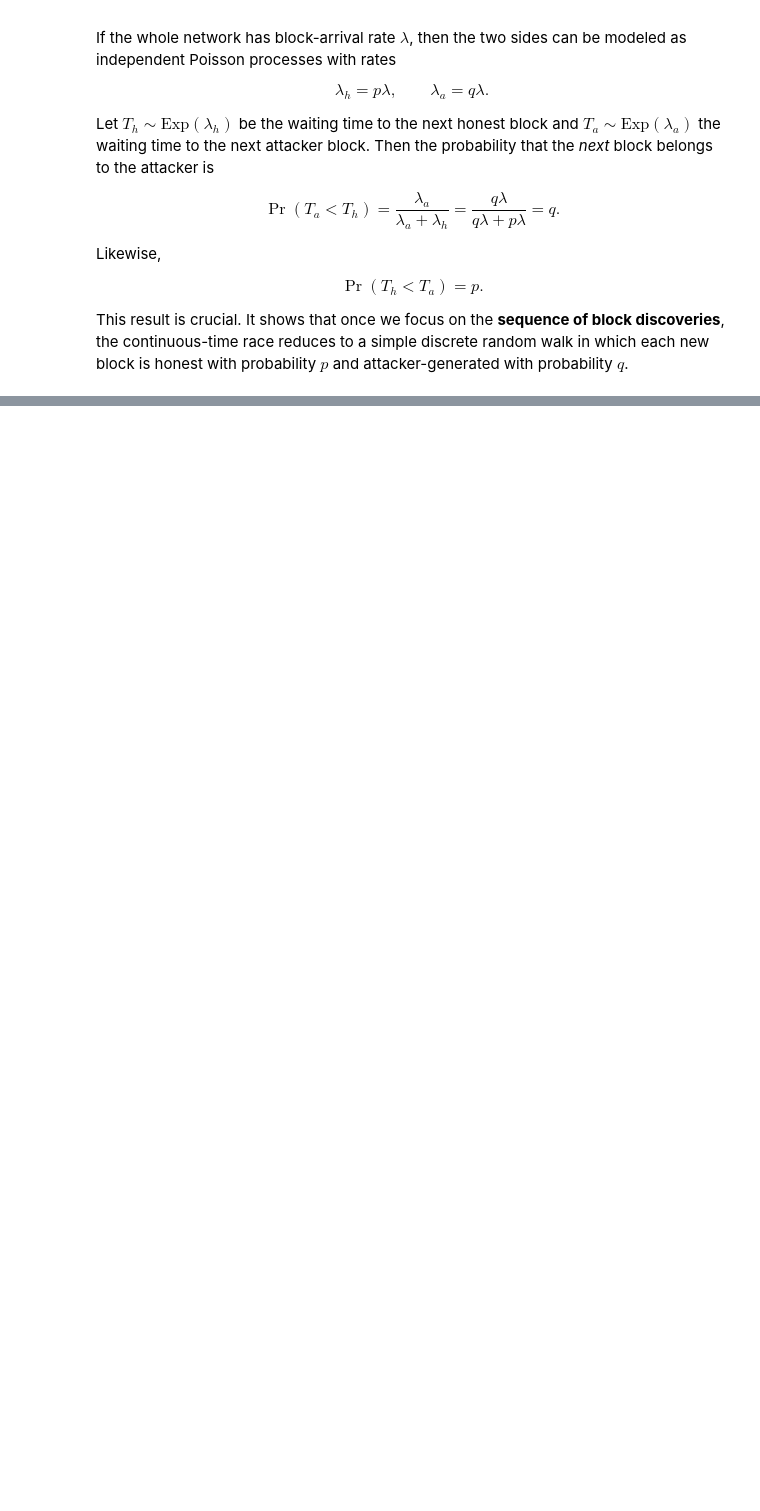
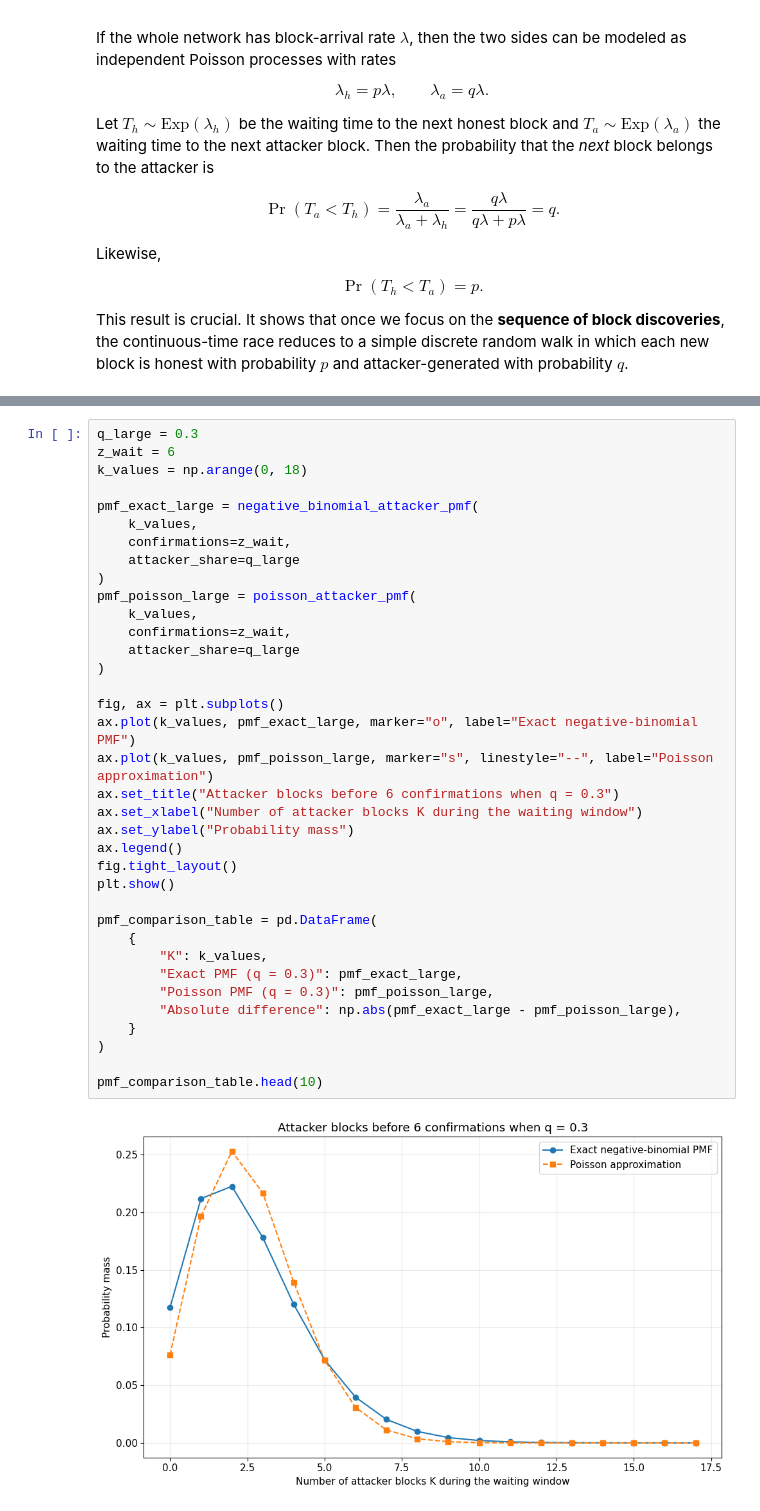
Before and after one commit to M1Draginov/bitcoin-confirmation-risk-analysis, a Jupyter notebook: bitcoin_pow_security_analysis.ipynb, the cells around one changed output, grey strips where cells are left out. Drawn from its saved outputs; the diff is of its cells as text; blank space fills up the shorter version.

```diff
--- a/bitcoin_pow_security_analysis.ipynb
+++ b/bitcoin_pow_security_analysis.ipynb
@@ -228,0 +480,38 @@ This result is crucial. It shows that once we focus on the **sequence of block d
+# %%
+q_large = 0.3
+z_wait = 6
+k_values = np.arange(0, 18)
+
+pmf_exact_large = negative_binomial_attacker_pmf(
+    k_values,
+    confirmations=z_wait,
+    attacker_share=q_large
+)
+pmf_poisson_large = poisson_attacker_pmf(
+    k_values,
+    confirmations=z_wait,
+    attacker_share=q_large
+)
+
+fig, ax = plt.subplots()
+ax.plot(k_values, pmf_exact_large, marker="o", label="Exact negative-binomial PMF")
+ax.plot(k_values, pmf_poisson_large, marker="s", linestyle="--", label="Poisson approximation")
+ax.set_title("Attacker blocks before 6 confirmations when q = 0.3")
+ax.set_xlabel("Number of attacker blocks K during the waiting window")
+ax.set_ylabel("Probability mass")
+ax.legend()
+fig.tight_layout()
+plt.show()
+
+pmf_comparison_table = pd.DataFrame(
+    {
+        "K": k_values,
+        "Exact PMF (q = 0.3)": pmf_exact_large,
+        "Poisson PMF (q = 0.3)": pmf_poisson_large,
+        "Absolute difference": np.abs(pmf_exact_large - pmf_poisson_large),
+    }
+)
+
+pmf_comparison_table.head(10)
+# %% [output]
+[figure, added]
```
Also changed, not shown: parts of 13 cells of this notebook.
